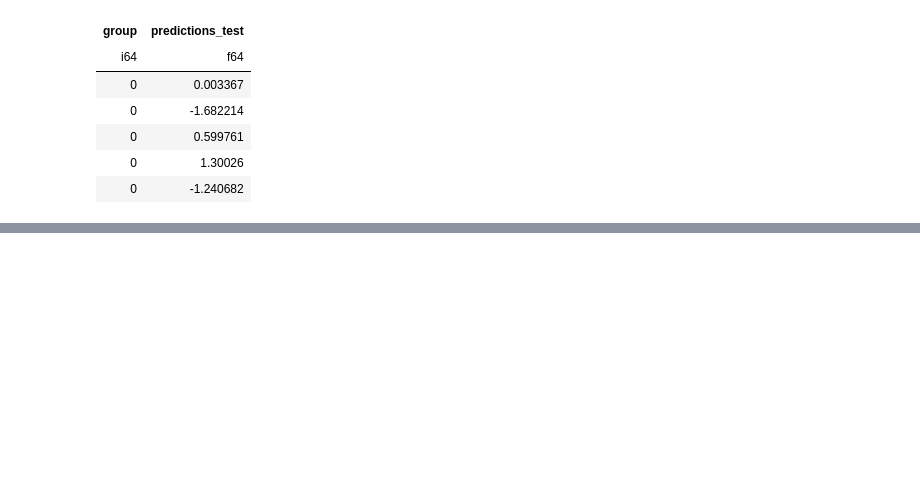
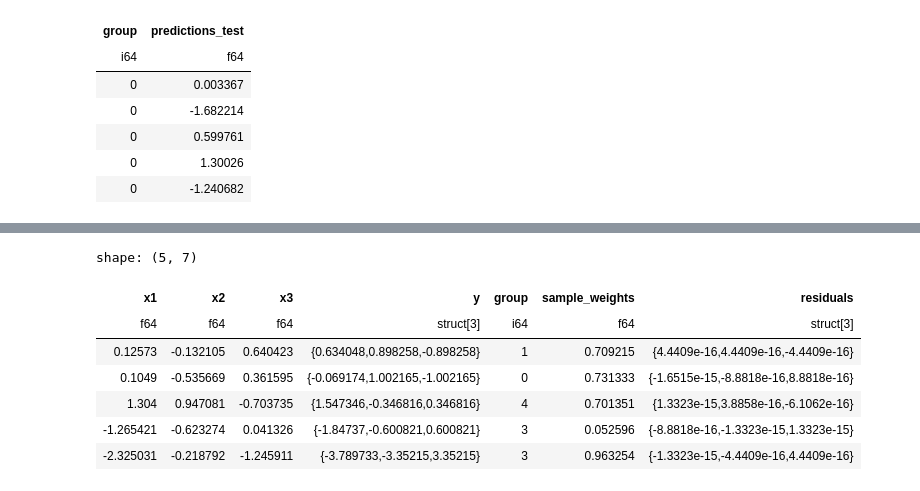
Before and after one commit to azmyrajab/polars_ols, a Jupyter notebook: notebooks/polars_ols_demo.ipynb, the cells around one changed output, grey strips where cells are left out. Drawn from its saved outputs; the diff is of its cells as text; code cells hidden in the pictures; blank space fills up the shorter version.

Commit message:
add multi-target regression support

```diff
--- a/notebooks/polars_ols_demo.ipynb
+++ b/notebooks/polars_ols_demo.ipynb
@@ -514,0 +523,8 @@ shape: (5, 2)
+# %%
+df_multi_target = df.with_columns(
+    pl.struct(
+        y1=pl.col("x1") + pl.col("x2") + pl.col("x3"),
+        y2=pl.col("x1") - pl.col("x2") + pl.col("x3"),
+        y3=-pl.col("x1") + pl.col("x2") - pl.col("x3"),
+    ).alias("y")
+)
@@ -514,0 +542,17 @@ shape: (5, 2)
+# %%
+# do multi-target .. it works
+df_multi_target.with_columns(
+    pl.col("y").least_squares.multi_target_ols("x1", "x2", "x3",
+                                               sample_weights="sample_weights",
+                                               mode="residuals",
+                                              ).over("group").alias("residuals")
+).head()
+# %% [output]
+shape: (5, 7)
+| x1 | x2 | x3 | y | group | sample_weights | residuals |
+| f64 | f64 | f64 | struct[3] | i64 | f64 | struct[3] |
+| 0.12573 | -0.132105 | 0.640423 | {0.634048,0.898258,-0.898258} | 1 | 0.709215 | {4.4409e-16,4.4409e-16,-4.4409e-16} |
+| 0.1049 | -0.535669 | 0.361595 | {-0.069174,1.002165,-1.002165} | 0 | 0.731333 | {-1.6515e-15,-8.8818e-16,8.8818e-16} |
+| 1.304 | 0.947081 | -0.703735 | {1.547346,-0.346816,0.346816} | 4 | 0.701351 | {1.3323e-15,3.8858e-16,-6.1062e-16} |
+| -1.265421 | -0.623274 | 0.041326 | {-1.84737,-0.600821,0.600821} | 3 | 0.052596 | {-8.8818e-16,-1.3323e-15,1.3323e-15} |
+| -2.325031 | -0.218792 | -1.245911 | {-3.789733,-3.35215,3.35215} | 3 | 0.963254 | {-1.3323e-15,-4.4409e-16,4.4409e-16} |
```
Also changed, not shown: parts of 7 cells of this notebook, 8 other files.
